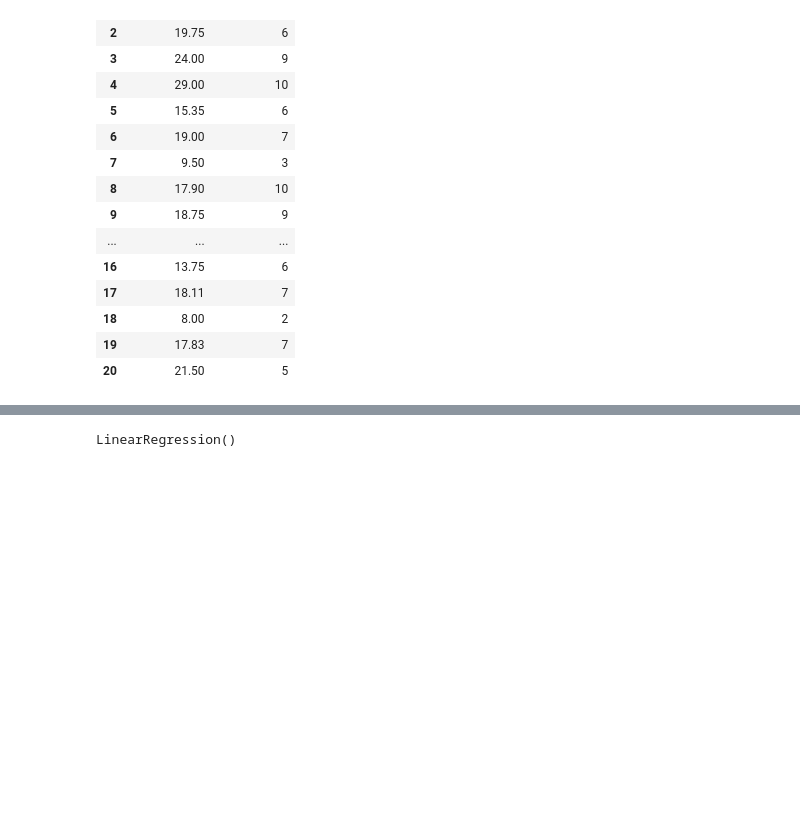
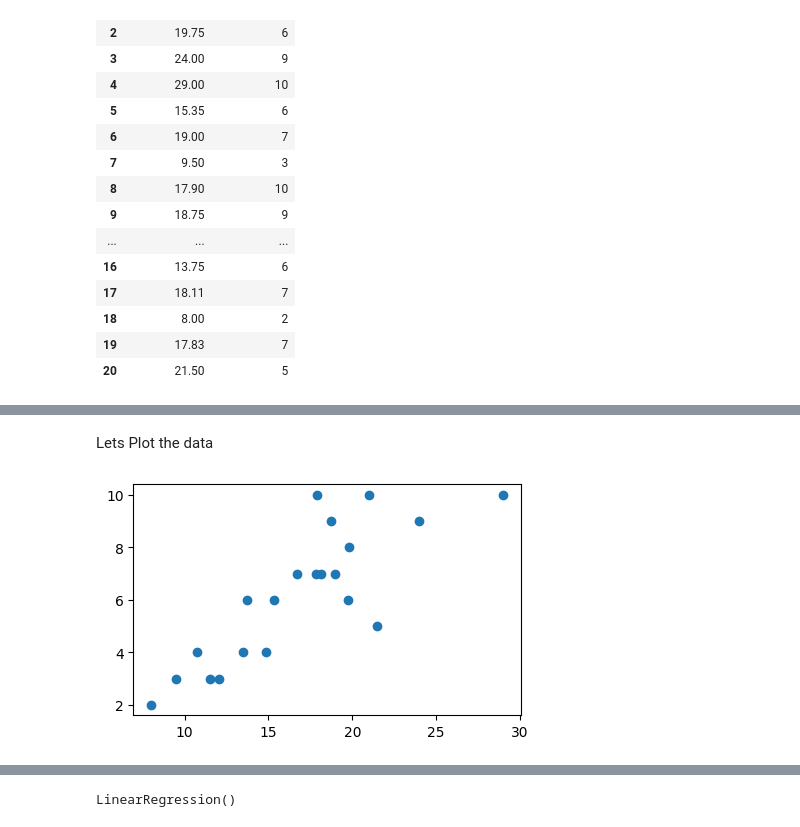
Before and after one commit to its-relative/Excelr, a Jupyter notebook: assignments/simplelinearreg/deliveryScaled.ipynb, the cells around one changed output, grey strips where cells are left out. Cells and saved outputs as stored; diff of their text form; code cells hidden in the pictures; blank space fills up the shorter version.

```diff
--- a/assignments/simplelinearreg/deliveryScaled.ipynb
+++ b/assignments/simplelinearreg/deliveryScaled.ipynb
@@ -29,0 +64,2 @@ from sklearn.preprocessing import StandardScaler
+# %% [markdown]
+Lets Plot the data
@@ -29,0 +68,6 @@ from sklearn.preprocessing import StandardScaler
+# %%
+plt.figure(figsize=[5,3])
+plt.scatter(df["Delivery Time"],df["Sorting Time"])
+plt.show()
+# %% [output]
+[figure, added]
```
Also changed, not shown: parts of 58 cells of this notebook.
